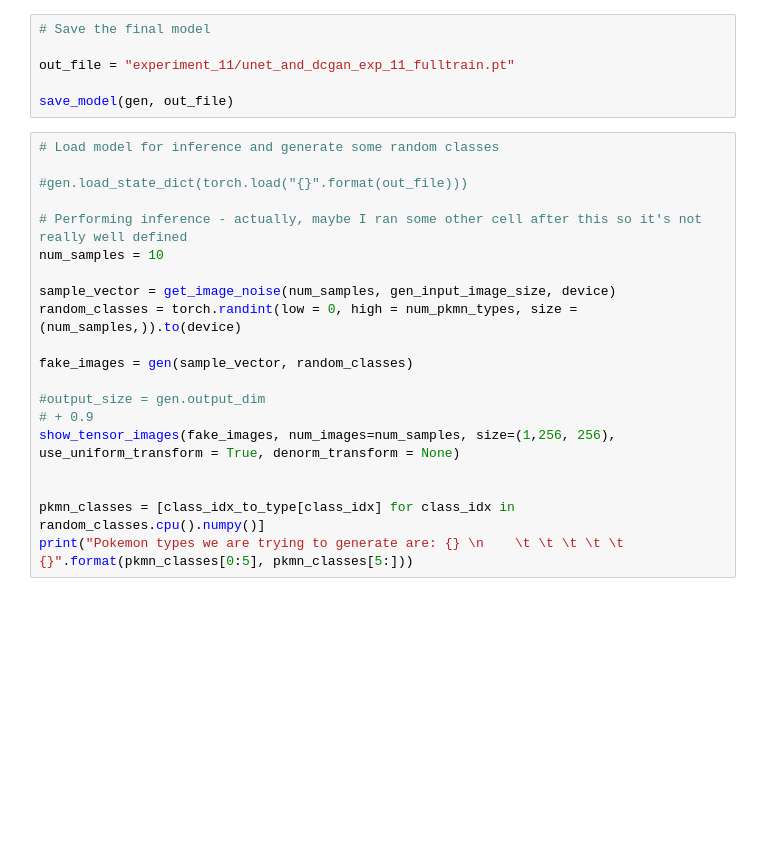
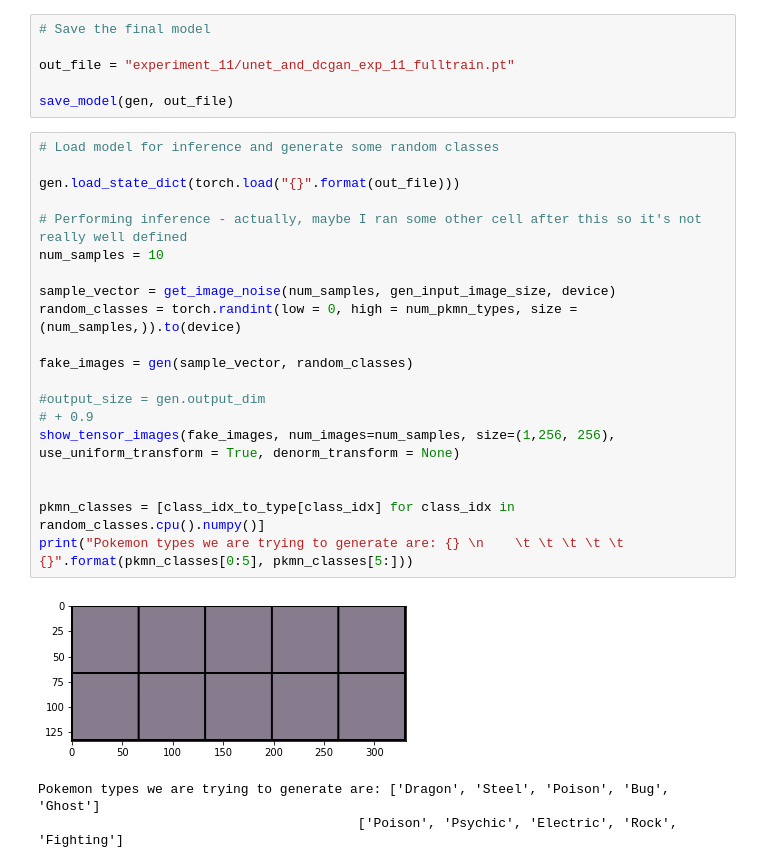
Before and after one commit to mustafa-abdool/cs236g_project, a Jupyter notebook: Pokemon GAN - Unet and PatchGAN Conditional.ipynb, the cells around one changed output. Saved outputs shown, nothing was run; the diff lists cells and outputs as text; blank space fills up the shorter version.

```diff
--- a/Pokemon GAN - Unet and PatchGAN Conditional.ipynb
+++ b/Pokemon GAN - Unet and PatchGAN Conditional.ipynb
@@ -325,23 +374,27 @@ save_model(gen, out_file)
 # %%
 # Load model for inference and generate some random classes
 
-#gen.load_state_dict(torch.load("{}".format(out_file)))
+gen.load_state_dict(torch.load("{}".format(out_file)))
 
 # Performing inference - actually, maybe I ran some other cell after this so it's not really well defined
 num_samples = 10
 
 sample_vector = get_image_noise(num_samples, gen_input_image_size, device)
 random_classes = torch.randint(low = 0, high = num_pkmn_types, size = (num_samples,)).to(device)
 
 fake_images = gen(sample_vector, random_classes)
 
 #output_size = gen.output_dim
 # + 0.9
 show_tensor_images(fake_images, num_images=num_samples, size=(1,256, 256), use_uniform_transform = True, denorm_transform = None)
 
 
 pkmn_classes = [class_idx_to_type[class_idx] for class_idx in random_classes.cpu().numpy()]
 print("Pokemon types we are trying to generate are: {} \n    \t \t \t \t \t {}".format(pkmn_classes[0:5], pkmn_classes[5:]))
+# %% [output]
+[figure, added]
+Pokemon types we are trying to generate are: ['Dragon', 'Steel', 'Poison', 'Bug', 'Ghost']
+                                         ['Poison', 'Psychic', 'Electric', 'Rock', 'Fighting']
 # %%
 # Generate samples of a specific type from the model
 target_type = "Fire"
```
Also changed, not shown: parts of 7 cells of this notebook, 1 other file.
